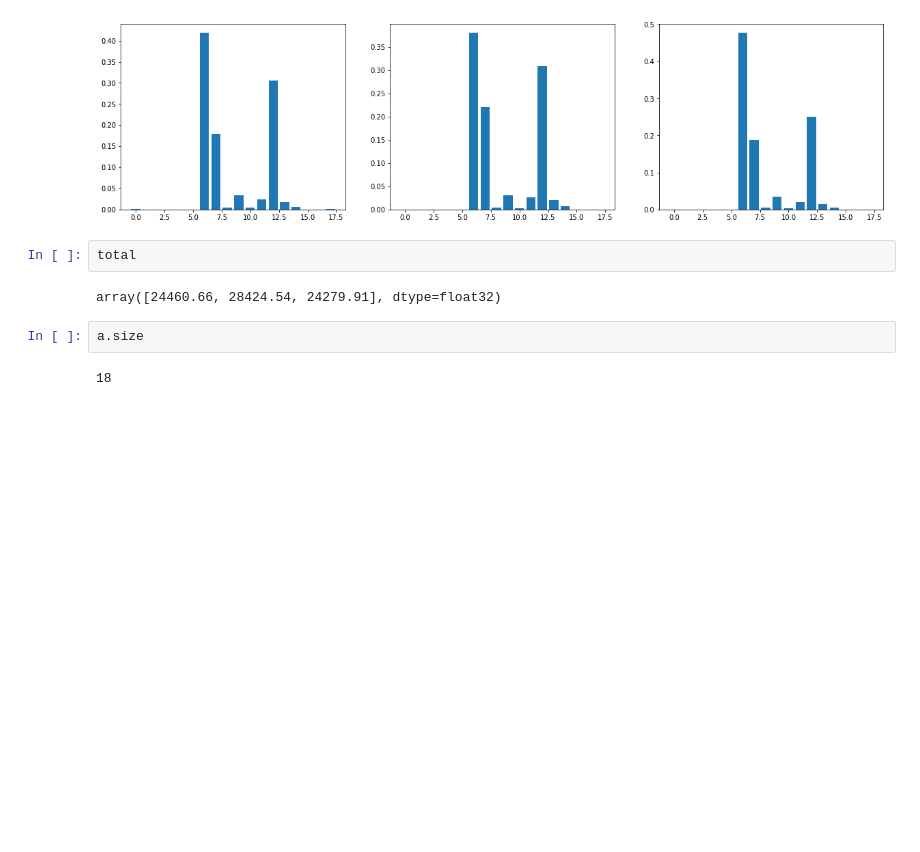
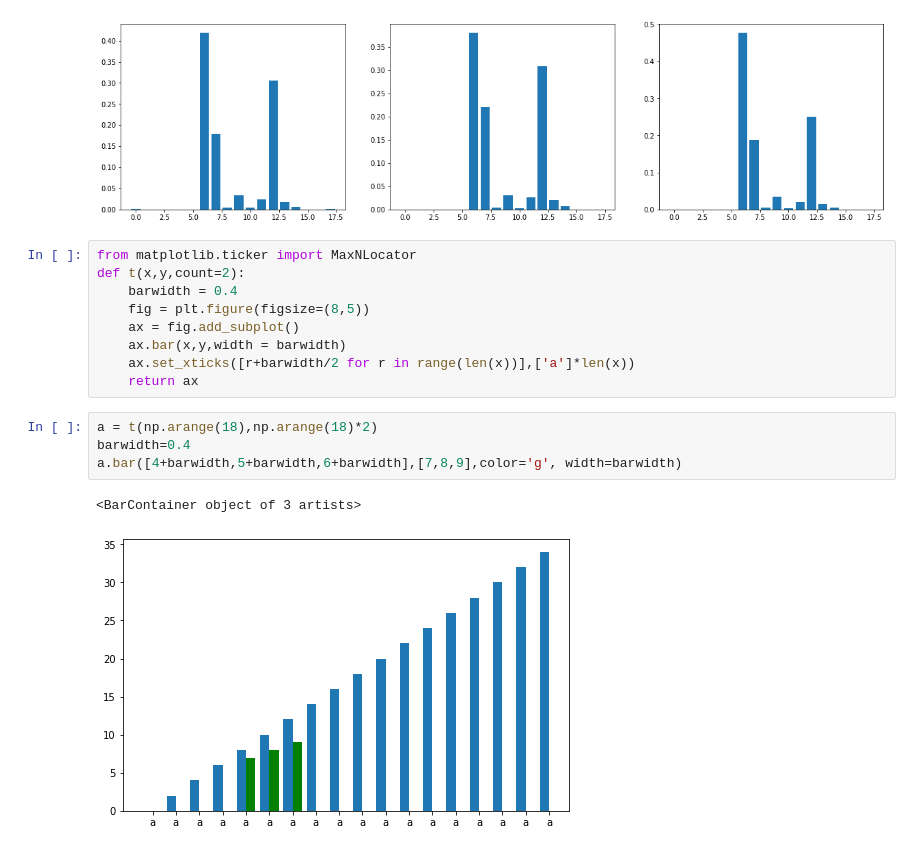
Before and after one commit to L1nusB/XAI-Vehicle-Classification, a Jupyter notebook: notebooks/SegmentationWork.ipynb, the cells around one changed output. Saved outputs shown, nothing was run; the diff lists cells and outputs as text; blank space fills up the shorter version.

Commit message:
Proportional Plot added

```diff
--- a/notebooks/SegmentationWork.ipynb
+++ b/notebooks/SegmentationWork.ipynb
@@ -170,11 +173,19 @@ for index, name in enumerate(x):
     ax[index].bar(np.arange(18),tPercActivations[index])
 # %% [output]
 [figure]
-# %%
-total
-# %% [output]
-array([24460.66, 28424.54, 24279.91], dtype=float32)
-# %%
-a.size
-# %% [output]
-18
+# %%
+from matplotlib.ticker import MaxNLocator
+def t(x,y,count=2):
+    barwidth = 0.4
+    fig = plt.figure(figsize=(8,5))
+    ax = fig.add_subplot()
+    ax.bar(x,y,width = barwidth)
+    ax.set_xticks([r+barwidth/2 for r in range(len(x))],['a']*len(x))
+    return ax
+# %%
+a = t(np.arange(18),np.arange(18)*2)
+barwidth=0.4
+a.bar([4+barwidth,5+barwidth,6+barwidth],[7,8,9],color='g', width=barwidth)
+# %% [output]
+<BarContainer object of 3 artists>
+[figure, added]
```
Also changed, not shown: parts of 5 cells of this notebook, 1 other file.
